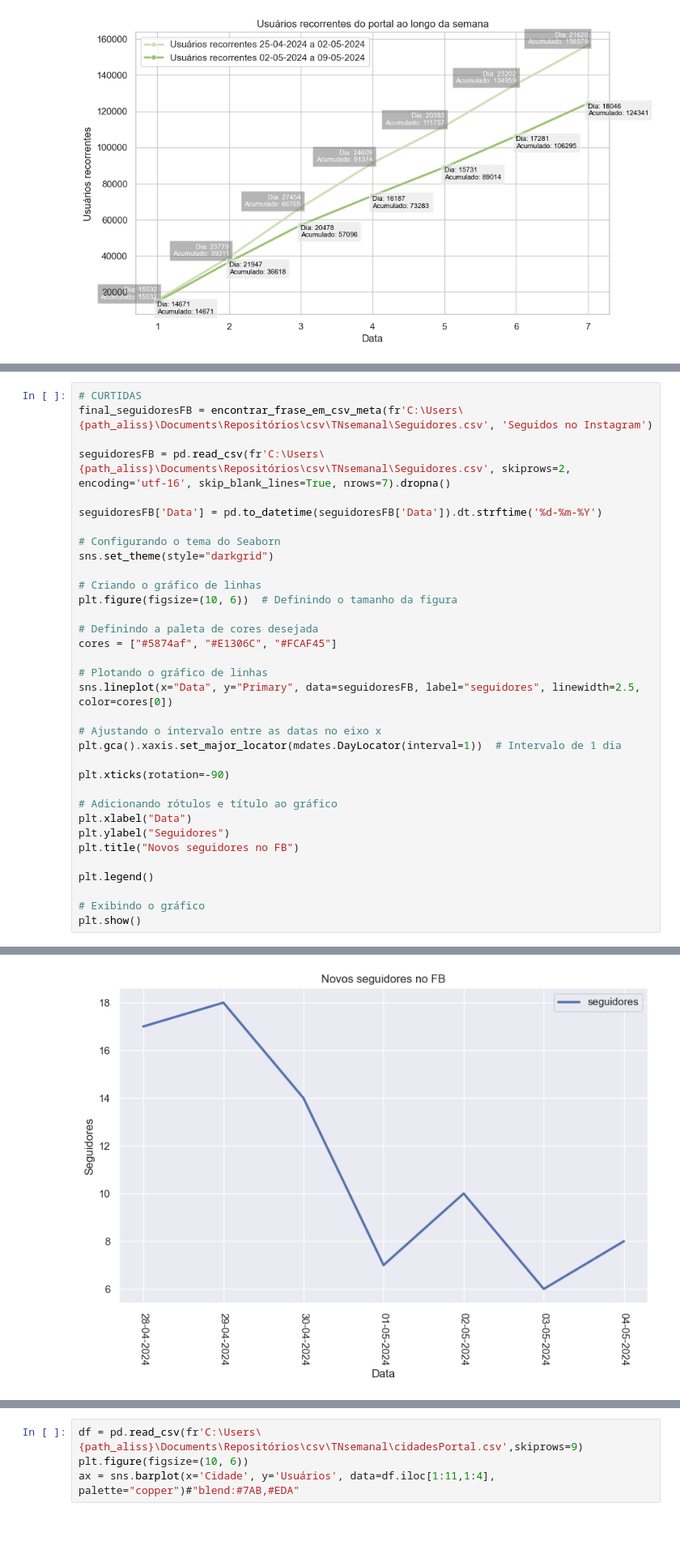
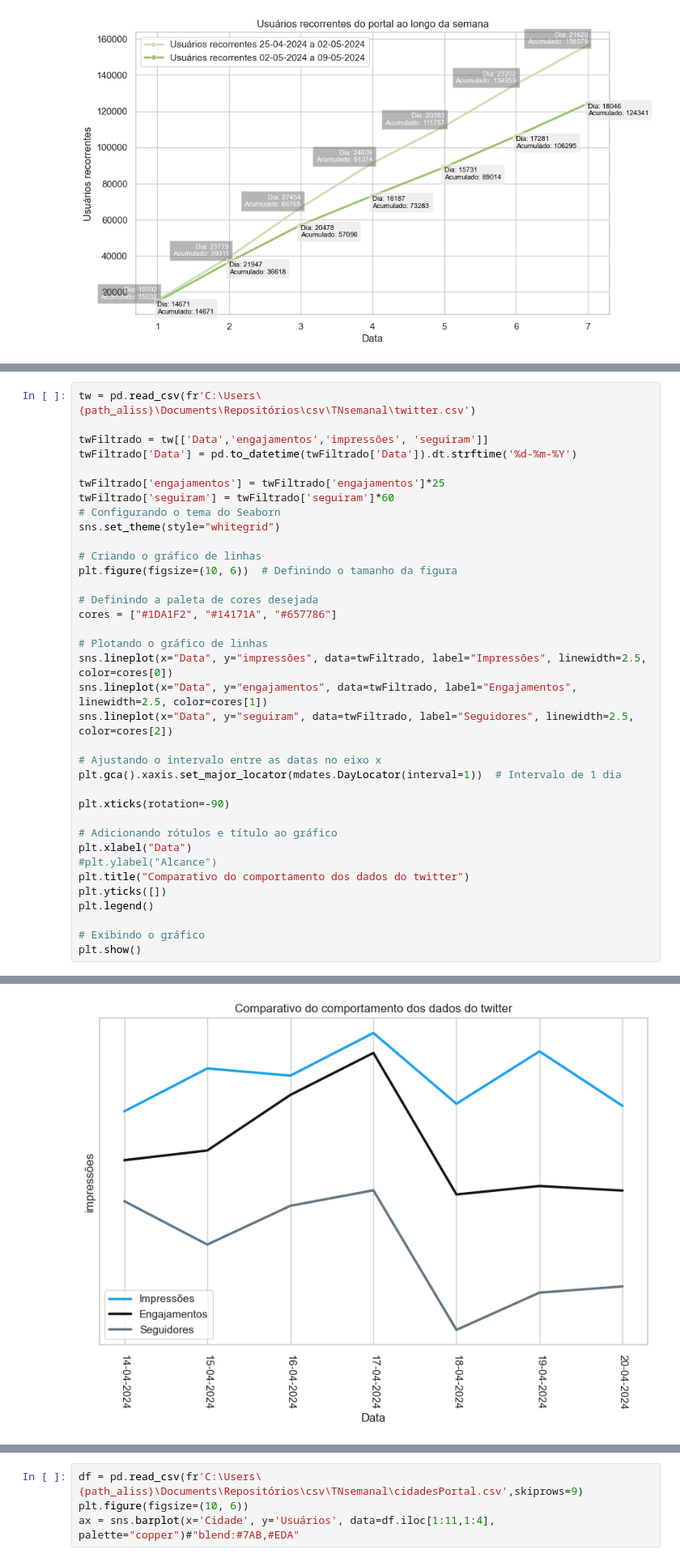
Before and after one commit to alisson002/Relat-rios-TN-e-JPN_Python, a Jupyter notebook: semanal/graficosPythonSemanal.ipynb, the cells around one changed output, grey strips where cells are left out. Shown at 81% size. Cells and saved outputs as stored; diff of their text form; blank space fills up the shorter version.

```diff
--- a/semanal/graficosPythonSemanal.ipynb
+++ b/semanal/graficosPythonSemanal.ipynb
@@ -1317,22 +1857,24 @@ plt.show()
 # %%
-# CURTIDAS
-final_seguidoresFB = encontrar_frase_em_csv_meta(fr'C:\Users\{path_aliss}\Documents\Repositórios\csv\TNsemanal\Seguidores.csv', 'Seguidos no Instagram')
+tw = pd.read_csv(fr'C:\Users\{path_aliss}\Documents\Repositórios\csv\TNsemanal\twitter.csv')
 
-seguidoresFB = pd.read_csv(fr'C:\Users\{path_aliss}\Documents\Repositórios\csv\TNsemanal\Seguidores.csv', skiprows=2, encoding='utf-16', skip_blank_lines=True, nrows=7).dropna()
+twFiltrado = tw[['Data','engajamentos','impressões', 'seguiram']]
+twFiltrado['Data'] = pd.to_datetime(twFiltrado['Data']).dt.strftime('%d-%m-%Y')
 
-seguidoresFB['Data'] = pd.to_datetime(seguidoresFB['Data']).dt.strftime('%d-%m-%Y')
-
+twFiltrado['engajamentos'] = twFiltrado['engajamentos']*25
+twFiltrado['seguiram'] = twFiltrado['seguiram']*60
 # Configurando o tema do Seaborn
-sns.set_theme(style="darkgrid")
+sns.set_theme(style="whitegrid")
 
 # Criando o gráfico de linhas
 plt.figure(figsize=(10, 6))  # Definindo o tamanho da figura
 
 # Definindo a paleta de cores desejada
-cores = ["#5874af", "#E1306C", "#FCAF45"]
+cores = ["#1DA1F2", "#14171A", "#657786"]
 
 # Plotando o gráfico de linhas
-sns.lineplot(x="Data", y="Primary", data=seguidoresFB, label="seguidores", linewidth=2.5, color=cores[0])
+sns.lineplot(x="Data", y="impressões", data=twFiltrado, label="Impressões", linewidth=2.5, color=cores[0])
+sns.lineplot(x="Data", y="engajamentos", data=twFiltrado, label="Engajamentos", linewidth=2.5, color=cores[1])
+sns.lineplot(x="Data", y="seguiram", data=twFiltrado, label="Seguidores", linewidth=2.5, color=cores[2])
 
 # Ajustando o intervalo entre as datas no eixo x
 plt.gca().xaxis.set_major_locator(mdates.DayLocator(interval=1))  # Intervalo de 1 dia
@@ -1341,9 +1883,9 @@ plt.xticks(rotation=-90)
 
 # Adicionando rótulos e título ao gráfico
 plt.xlabel("Data")
-plt.ylabel("Seguidores")
-plt.title("Novos seguidores no FB")
-
+#plt.ylabel("Alcance")
+plt.title("Comparativo do comportamento dos dados do twitter")
+plt.yticks([])
 plt.legend()
 
 # Exibindo o gráfico
@@ -1352 +1909 @@ plt.show()
-[figure, old version]
+[figure, new version]
```
Also changed, not shown: parts of 35 cells of this notebook, 2 other files.
